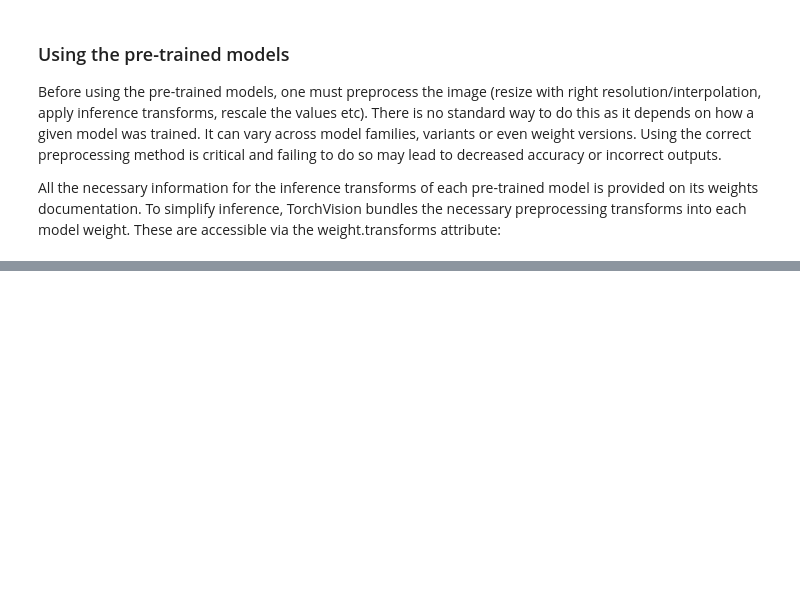
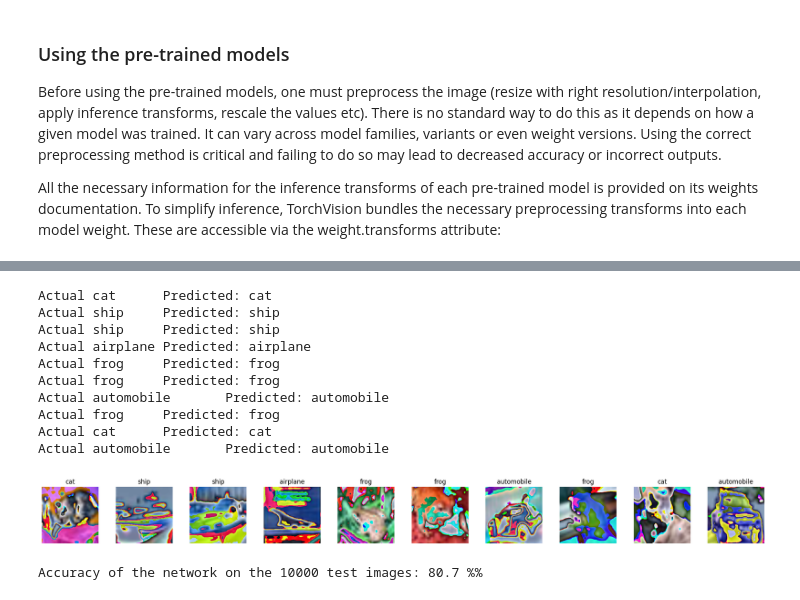
Before and after one commit to omarnust/ComputerVision, a Jupyter notebook: 12-pretrainedModels.ipynb, the cells around one changed output, grey strips where cells are left out. Drawn from its saved outputs; the diff is of its cells as text; code cells hidden in the pictures; blank space fills up the shorter version.

```diff
--- a/12-pretrainedModels.ipynb
+++ b/12-pretrainedModels.ipynb
@@ -56,0 +110,14 @@ lorikeet: 52.72158980369568%
+# %%
+num_classes = 10 # let say we want to finetune resnet on a dataset containing 10 classes
+
+# Load pre-trained model
+model = models.resnet50(weights=models.ResNet50_Weights.DEFAULT)
+preprocess = models.ResNet50_Weights.DEFAULT.transforms()
+
+# Freeze layer weights
+for param in model.parameters():
+    param.requires_grad = False
+
+# Modify the model head for fine-tuning
+num_features = model.fc.in_features
+model.fc = nn.Linear(num_features, num_classes)
@@ -56,0 +213,50 @@ lorikeet: 52.72158980369568%
+# %%
+transform_back = transforms.Compose([transforms.Normalize((-1.,-1.,-1.),(2.,2.,2.)),
+                            transforms.ToPILImage()])
+
+idx_to_class = {value: key for key, value in trainset.class_to_idx.items()}
+
+images, labels = next(iter(testloader))
+images = images.to(device)
+labels = labels.to(device)
+
+outputs = model(images)
+_, predicted = torch.max(outputs, dim=1)
+
+plt.figure(figsize=(20,30))
+for i in range(10):
+    plt.subplot(1,10,i+1)
+    plt.tight_layout()
+    plt.imshow(transform_back(images[i]))
+    plt.axis('off')
+    plt.title(idx_to_class[predicted[i].item()])
+    print(f"Actual {idx_to_class[labels[i].item()]}\tPredicted: {idx_to_class[predicted[i].item()]}")
+plt.show()
+# %% [output]
+Actual cat      Predicted: cat
+Actual ship     Predicted: ship
+Actual ship     Predicted: ship
+Actual airplane Predicted: airplane
+Actual frog     Predicted: frog
+Actual frog     Predicted: frog
+Actual automobile       Predicted: automobile
+Actual frog     Predicted: frog
+Actual cat      Predicted: cat
+Actual automobile       Predicted: automobile
+[figure, added]
+# %%
+correct = 0
+total = 0
+with torch.no_grad():
+    for data in testloader:
+        images, labels = data
+        images = images.to(device)
+        labels = labels.to(device)
+        outputs = model(images)
+        _, predicted = torch.max(outputs.data, 1)
+        total += labels.size(0)
+        correct += (predicted == labels).sum().item()
+
+print(f'Accuracy of the network on the 10000 test images: {100 * correct / total} %%')
+# %% [output]
+Accuracy of the network on the 10000 test images: 80.7 %%
```
Also changed, not shown: parts of 12 cells of this notebook, 1 other file.
